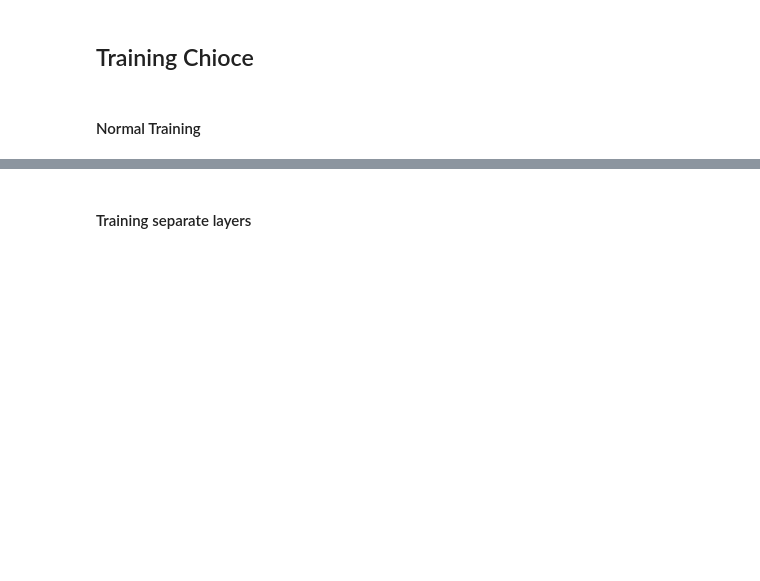
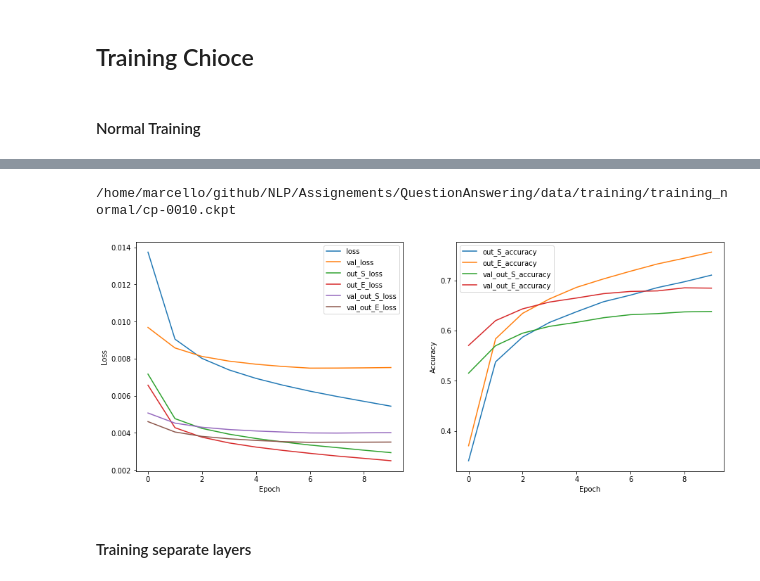
Before and after one commit to MarcelloCeresini/QuestionAnswering, a Jupyter notebook: src/train_clean.ipynb, the cells around one changed output, grey strips where cells are left out. Saved outputs shown, nothing was run; the diff lists cells and outputs as text; code cells hidden in the pictures; blank space fills up the shorter version.

```diff
--- a/src/train_clean.ipynb
+++ b/src/train_clean.ipynb
@@ -253,3 +281,27 @@ if normal_training:
+# %%
+if normal_training:
+    # history = history.history
+
+    print(tf.train.latest_checkpoint(checkpoint_dir))
+
+    fig, (ax1, ax2) = plt.subplots(1, 2, figsize=(15, 6))
+    losses = pd.DataFrame(history, columns=["loss", "val_loss", "out_S_loss", "out_E_loss", "val_out_S_loss", "val_out_E_loss"])
+    ax1.plot(losses)
+    ax1.legend(losses.columns)
+    ax1.set_xlabel("Epoch")
+    ax1.set_ylabel("Loss")
+
+    accs = pd.DataFrame(history, columns=["out_S_accuracy", "out_E_accuracy", "val_out_S_accuracy", "val_out_E_accuracy"])
+    ax2.plot(accs)
+    ax2.legend(accs.columns)
+    ax2.set_xlabel("Epoch")
+    ax2.set_ylabel("Accuracy")
+
+    # with open(os.path.join(checkpoint_dir, "history.json"), "w") as f:
+    #     json.dump(history, f)
+# %% [output]
+/home/marcello/github/NLP/Assignements/QuestionAnswering/data/training/training_normal/cp-0010.ckpt
+[figure, added]
 # %% [markdown]
 #### Training separate layers
 # %%
```
Also changed, not shown: parts of 8 cells of this notebook, 3 other files.
